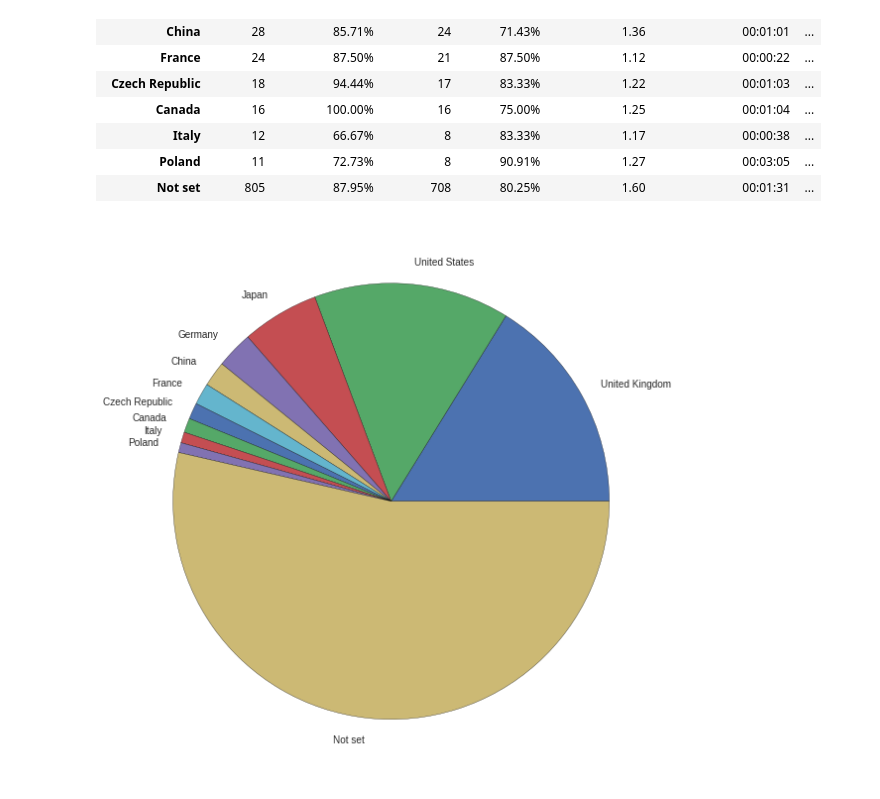
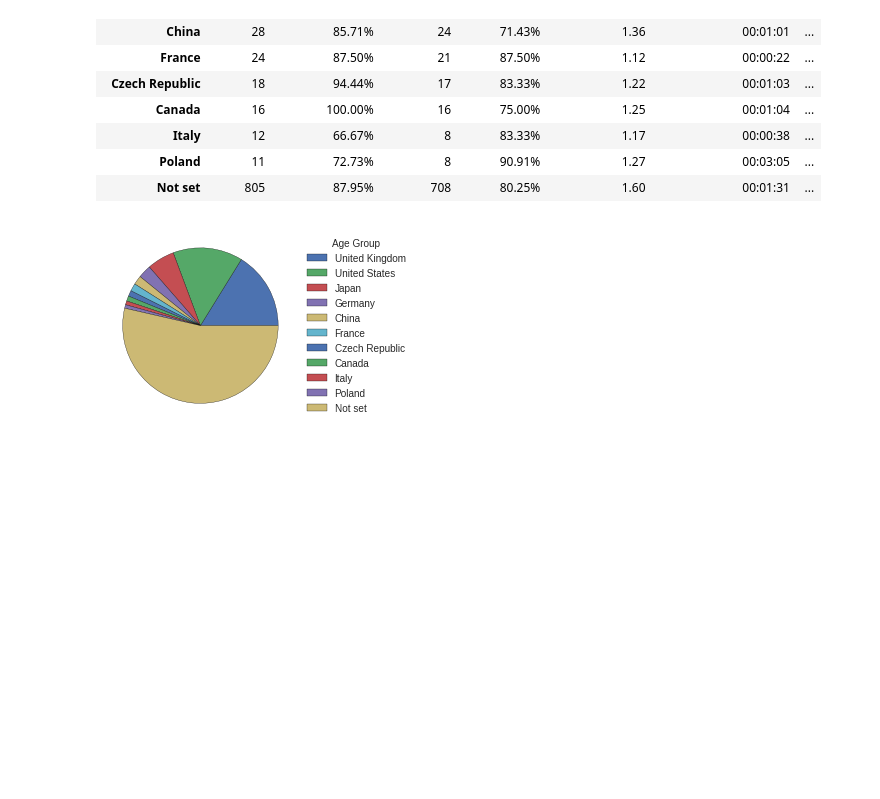
Before and after one commit to feynmanliang/mlsalt-thesis, a Jupyter notebook: notebooks/BachBot Responses.ipynb, the cells around one changed output. Cells and saved outputs as stored; diff of their text form; code cells hidden in the pictures; blank space fills up the shorter version.

```diff
--- a/notebooks/BachBot Responses.ipynb
+++ b/notebooks/BachBot Responses.ipynb
@@ -262,11 +302,20 @@ df
 | Not set | 805 | 87.95% | 708 | 80.25% | 1.60 | 00:01:31 | ... |
 # %%
 fig, ax = plt.subplots(1, 1)
-fig.set_size_inches(8,8)
-df.plot.pie(y='Sessions', ax=ax, legend=None)
+fig.set_size_inches(3,3)
+df.plot.pie(y='Sessions', ax=ax, labels=None)
 ax.set_ylabel('')
+
+# Shrink current axis by 20%
+box = ax.get_position()
+ax.set_position([box.x0, box.y0, box.width * 0.8, box.height])
+
+# Add legend to left
+ax.legend(title="Age Group", labels=df.index,
+          loc='center left', bbox_to_anchor=(1, 0.5))
+
 fig.tight_layout()
 fig.show()
-fig.savefig('user-demographics-pie.png')
+fig.savefig('user-demographics-pie.png', bbox_inches='tight', dpi=300)
 # %% [output]
-[figure, old version]
+[figure, new version]
```
Also changed, not shown: parts of 8 cells of this notebook, 12 other files.
